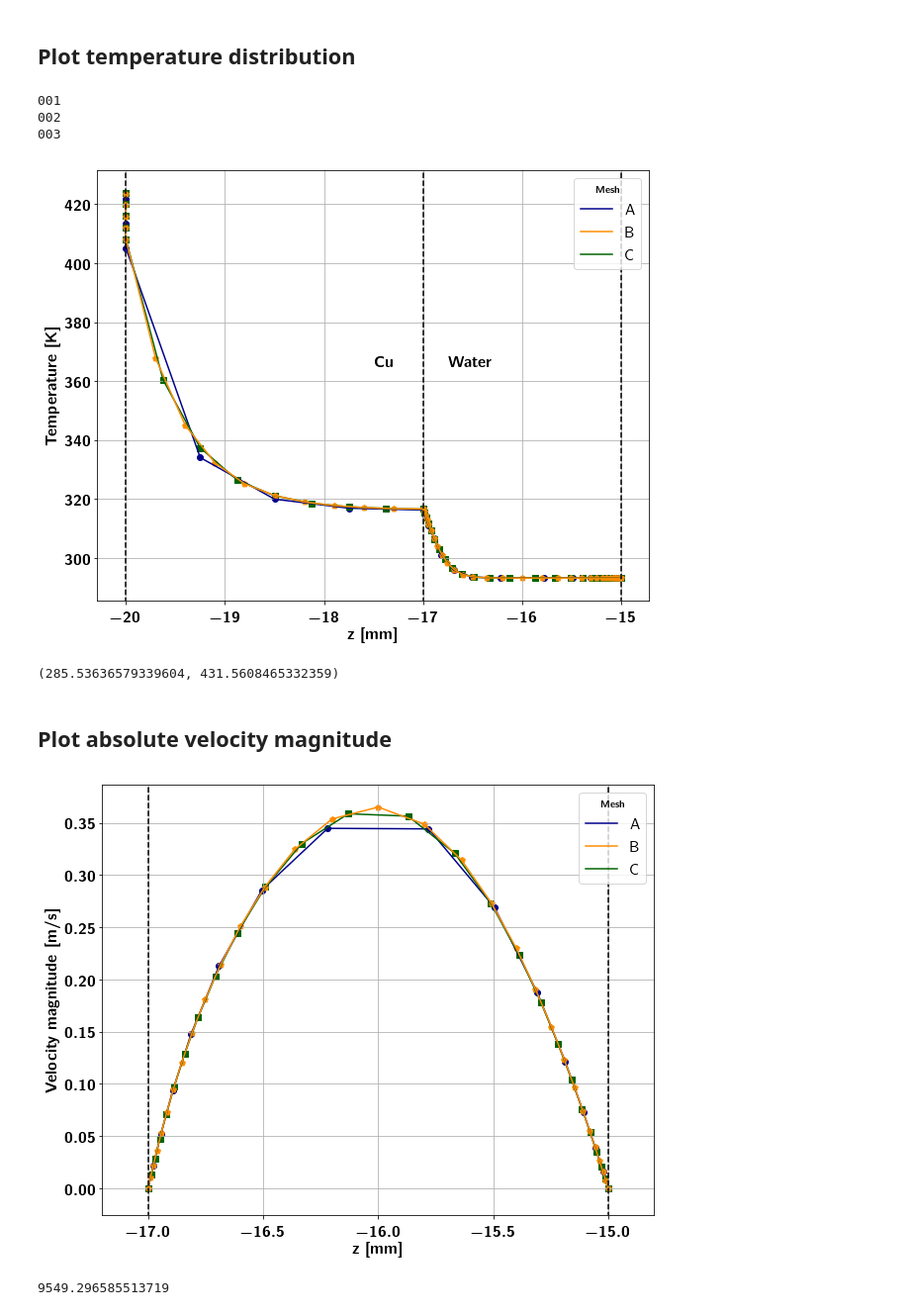
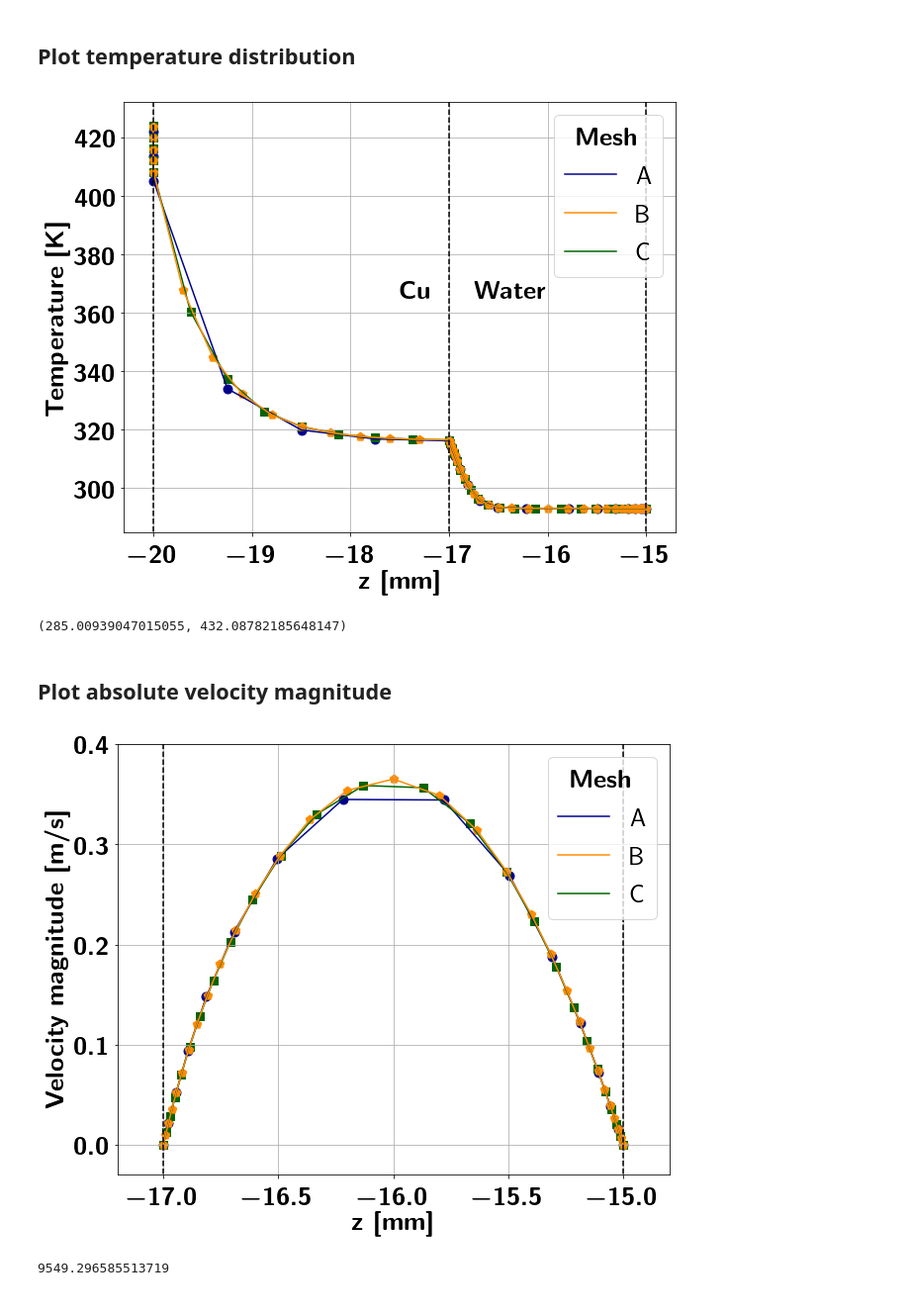
Before and after one commit to kromerh/phd_python, a Jupyter notebook: 03_COMSOL/01.cfd/01.cfd.01.MR.lam.mesh_refinement.ipynb, the cells around one changed output. Shown at 99% size. Saved outputs shown, nothing was run; the diff lists cells and outputs as text; code cells hidden in the pictures.

```diff
--- a/03_COMSOL/01.cfd/01.cfd.01.MR.lam.mesh_refinement.ipynb
+++ b/03_COMSOL/01.cfd/01.cfd.01.MR.lam.mesh_refinement.ipynb
@@ -106,8 +106,9 @@ T0 = ref_df['T'].values  # T of the finest mesh
 
 colors = ['darkblue', 'darkorange']
 markers = ['o', 's']
-fs = 16
-ls = 16
+fs = 16+10
+ls = 16+10
+msize = 80
 
 plt.figure(figsize=(10,8))
 for r, c, m, lbl  in zip(runs, colors, markers, mesh_cats):
@@ -124,7 +125,7 @@ for r, c, m, lbl  in zip(runs, colors, markers, mesh_cats):
 
     # plot
     plt.plot(z0, rel_diff_T, c=c, label=f'{lbl}')
-    plt.scatter(z0, rel_diff_T, c=c, marker=m)
+    plt.scatter(z0, rel_diff_T, c=c, marker=m, s=msize)
 
 ax = plt.gca()
 ylim = ax.get_ylim()
@@ -159,8 +160,9 @@ U0 = ref_df['U'].values  # T of the finest mesh
 
 colors = ['darkblue', 'darkorange']
 markers = ['o', 's']
-fs = 16
-ls = 16
+fs = 16+10
+ls = 16+10
+msize = 80
 
 plt.figure(figsize=(10,8))
 for r, c, m, lbl  in zip(runs, colors, markers, mesh_cats):
@@ -177,7 +179,7 @@ for r, c, m, lbl  in zip(runs, colors, markers, mesh_cats):
 
     # plot
     plt.plot(z0, rel_diff_U, c=c, label=f'{lbl}')
-    plt.scatter(z0, rel_diff_U, c=c, marker=m)
+    plt.scatter(z0, rel_diff_U, c=c, marker=m, s=msize)
 
 ax = plt.gca()
 ylim = ax.get_ylim()
@@ -209,8 +211,9 @@ mesh_cats = df_all['mesh_cat'].unique()
 
 colors = ['darkblue', 'darkgreen', 'darkorange']
 markers = ['o', 's', 'p']
-fs = 16
-ls = 16
+fs = 16+10
+ls = 16+10
+msize = 80
 
 plt.figure(figsize=(10,8))
 for r, c, m, lbl  in zip(runs, colors, markers, mesh_cats):
@@ -218,7 +221,7 @@ for r, c, m, lbl  in zip(runs, colors, markers, mesh_cats):
     this_df = this_df.sort_values(by=['z'])
 
     # plot
-    plt.scatter(this_df['z'], this_df['T'], c=c, marker=m, label=None)
+    plt.scatter(this_df['z'], this_df['T'], c=c, marker=m, label=None, s=msize)
     plt.plot(this_df['z'], this_df['T'], c=c, label=f'{lbl}')
 
 ax = plt.gca()
@@ -239,21 +242,18 @@ handles,labels = ax.get_legend_handles_labels()
 handles = [handles[0], handles[2], handles[1]]
 labels = [labels[0], labels[2], labels[1]]
 
-ax.legend(handles,labels,title=r'\textbf{Mesh}',loc='upper right', fontsize=fs)
-
+leg = ax.legend(handles,labels,title=r'\textbf{Mesh}',loc='upper right', fontsize=fs)
+leg.set_title(r'\textbf{Mesh}', prop = {'size':fs})
 
 plt.setp(legend.get_title(),fontsize=fs)
 # plt.title('Mesh refinement')
 plt.savefig(f'{folder}/mesh_refinement_T_abs.png', dpi=600)
-plt.savefig(f'{folder}/mesh_refinement_T_abs.pdf', dpi=600)
+plt.savefig(f'{output_figures}/mesh_refinement_T_abs.pdf', dpi=600)
 plt.show()
 print(ylim)
 # %% [output]
+[figure, new version]
-001
-002
-003
+(285.00939047015055, 432.08782185648147)
-[figure, old version]
-(285.53636579339604, 431.5608465332359)
 # %% [markdown]
 ## Plot absolute velocity magnitude
 # %%
@@ -264,43 +264,45 @@ mesh_cats = df_all['mesh_cat'].unique()
 
 colors = ['darkblue', 'darkgreen', 'darkorange']
 markers = ['o', 's', 'p']
-fs = 16
-ls = 16
+fs = 16+10
+ls = 16+10
+msize = 80
 
 plt.figure(figsize=(10,8))
 for r, c, m, lbl  in zip(runs, colors, markers, mesh_cats):
     this_df = df_all[ df_all['run'] == r ]
     this_df = this_df.sort_values(by=['z'])
 
     # plot
-    plt.scatter(this_df['z'], this_df['U'], c=c, marker=m, label=None)
+    plt.scatter(this_df['z'], this_df['U'], c=c, marker=m, label=None, s=msize)
     plt.plot(this_df['z'], this_df['U'], c=c, label=f'{lbl}')
 
 ax = plt.gca()
 ylim = ax.get_ylim()
 plt.plot([-17, -17], [-10, 10], color='black', linestyle='--')
 plt.plot([-20, -20], [-10, 10], color='black', linestyle='--')
 plt.plot([-15, -15], [-10, 10], color='black', linestyle='--')
 plt.ylim(ylim)
 plt.xlim(-17.2, -14.8)
 ax.tick_params(axis = 'both', which = 'major', labelsize = ls)
 
 plt.grid()
 plt.xlabel(r'\textbf{z [mm]}', fontsize=fs)
 plt.ylabel(r'\textbf{Velocity magnitude [m/s]}', fontsize=fs)
 handles,labels = ax.get_legend_handles_labels()
 
 handles = [handles[0], handles[2], handles[1]]
 labels = [labels[0], labels[2], labels[1]]
-
-ax.legend(handles,labels,title=r'\textbf{Mesh}',loc='upper right', fontsize=fs)
-plt.setp(legend.get_title(),fontsize=fs)
+ylims = plt.gca().get_ylim()
+plt.ylim(ylims[0],0.4)
+leg = ax.legend(handles,labels,title=r'\textbf{Mesh}',loc='upper right', fontsize=fs)
+leg.set_title(r'\textbf{Mesh}', prop = {'size':fs})
 # plt.title('Mesh refinement')
 plt.savefig(f'{folder}/mesh_refinement_U_abs.png', dpi=600)
-plt.savefig(f'{folder}/mesh_refinement_U_abs.pdf', dpi=600)
+plt.savefig(f'{output_figures}/mesh_refinement_U_abs.pdf', dpi=600)
 plt.show()
 # %% [output]
-[figure, old version]
+[figure, new version]
 # %%
 import numpy as np
 p = 300 # W
```
Also changed, not shown: parts of 2 cells of this notebook, 1 other file.
